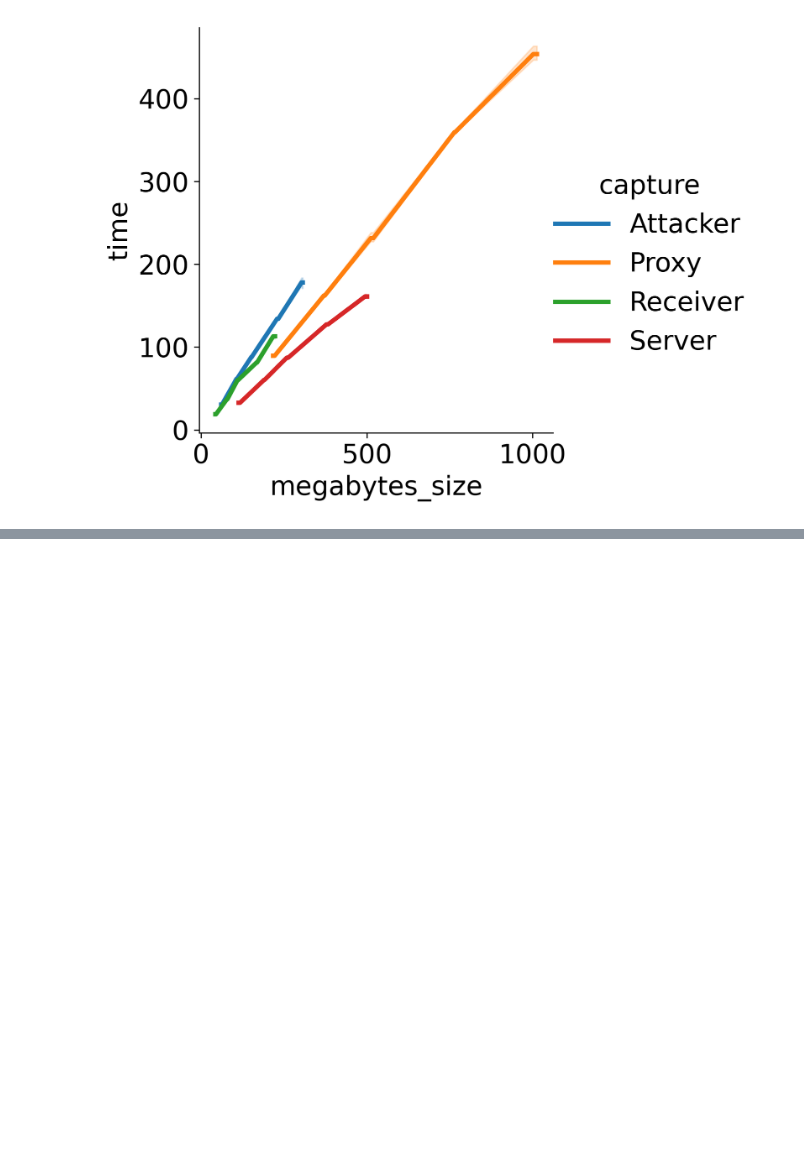
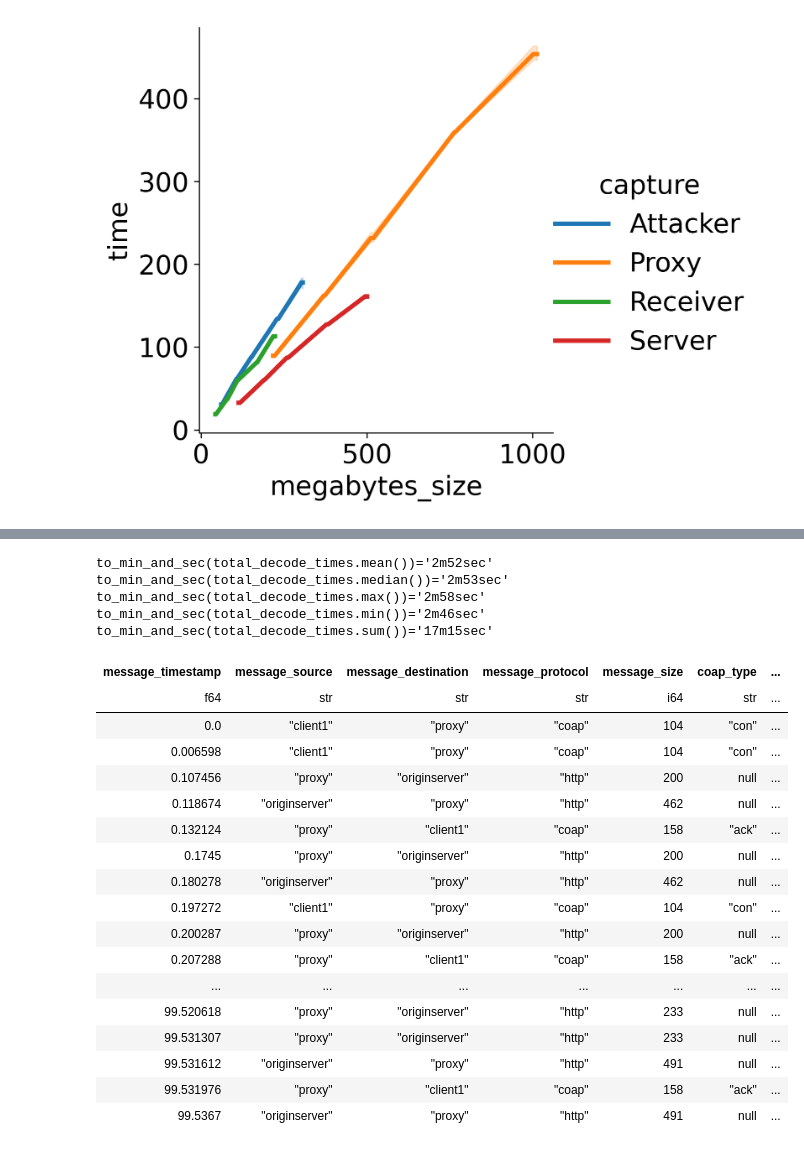
Before and after one commit to amirfarhat/dos-californium, a Jupyter notebook: notebooks/polars_multi_send_to_db_play.ipynb, the cells around one changed output, grey strips where cells are left out. Saved outputs shown, nothing was run; the diff lists cells and outputs as text; code cells hidden in the pictures; blank space fills up the shorter version.

```diff
--- a/notebooks/polars_multi_send_to_db_play.ipynb
+++ b/notebooks/polars_multi_send_to_db_play.ipynb
@@ -1061,0 +1214,53 @@ sdf
+# %%
+total_decode_times = (
+  (
+    tgddf.groupby(by=["group_id"])
+    .agg(
+      max_decode_time_sec=("decode_time_sec", "max")
+    )
+    .reset_index()
+    .max_decode_time_sec
+  )
+)
+
+def to_min_and_sec(sec):
+  m, s = divmod(sec, 60)
+  m = int(m)
+  s = int(s)
+  return f"{m}m{s}sec"
+
+print(f"{to_min_and_sec(total_decode_times.mean())=}")
+print(f"{to_min_and_sec(total_decode_times.median())=}")
+print(f"{to_min_and_sec(total_decode_times.max())=}")
+print(f"{to_min_and_sec(total_decode_times.min())=}")
+print(f"{to_min_and_sec(total_decode_times.sum())=}")
+# %% [output]
+to_min_and_sec(total_decode_times.mean())='2m52sec'
+to_min_and_sec(total_decode_times.median())='2m53sec'
+to_min_and_sec(total_decode_times.max())='2m58sec'
+to_min_and_sec(total_decode_times.min())='2m46sec'
+to_min_and_sec(total_decode_times.sum())='17m15sec'
+# %%
+import polars as pl
+
+rdf = pl.read_parquet("/home/ubuntu/cloudgroupe2e_v4/results.parquet")
+rdf
+# %% [output]
+| message_timestamp | message_source | message_destination | message_protocol | message_size | coap_type | ... |
+| f64 | str | str | str | i64 | str | ... |
+| 0.0 | "client1" | "proxy" | "coap" | 104 | "con" | ... |
+| 0.006598 | "client1" | "proxy" | "coap" | 104 | "con" | ... |
+| 0.107456 | "proxy" | "originserver" | "http" | 200 | null | ... |
+| 0.118674 | "originserver" | "proxy" | "http" | 462 | null | ... |
+| 0.132124 | "proxy" | "client1" | "coap" | 158 | "ack" | ... |
+| 0.1745 | "proxy" | "originserver" | "http" | 200 | null | ... |
+| 0.180278 | "originserver" | "proxy" | "http" | 462 | null | ... |
+| 0.197272 | "client1" | "proxy" | "coap" | 104 | "con" | ... |
+| 0.200287 | "proxy" | "originserver" | "http" | 200 | null | ... |
+| 0.207288 | "proxy" | "client1" | "coap" | 158 | "ack" | ... |
+| ... | ... | ... | ... | ... | ... | ... |
+| 99.520618 | "proxy" | "originserver" | "http" | 233 | null | ... |
+| 99.531307 | "proxy" | "originserver" | "http" | 233 | null | ... |
+| 99.531612 | "originserver" | "proxy" | "http" | 491 | null | ... |
+| 99.531976 | "proxy" | "client1" | "coap" | 158 | "ack" | ... |
+| 99.5367 | "originserver" | "proxy" | "http" | 491 | null | ... |
```
Also changed, not shown: parts of 9 cells of this notebook, 4 other files.
